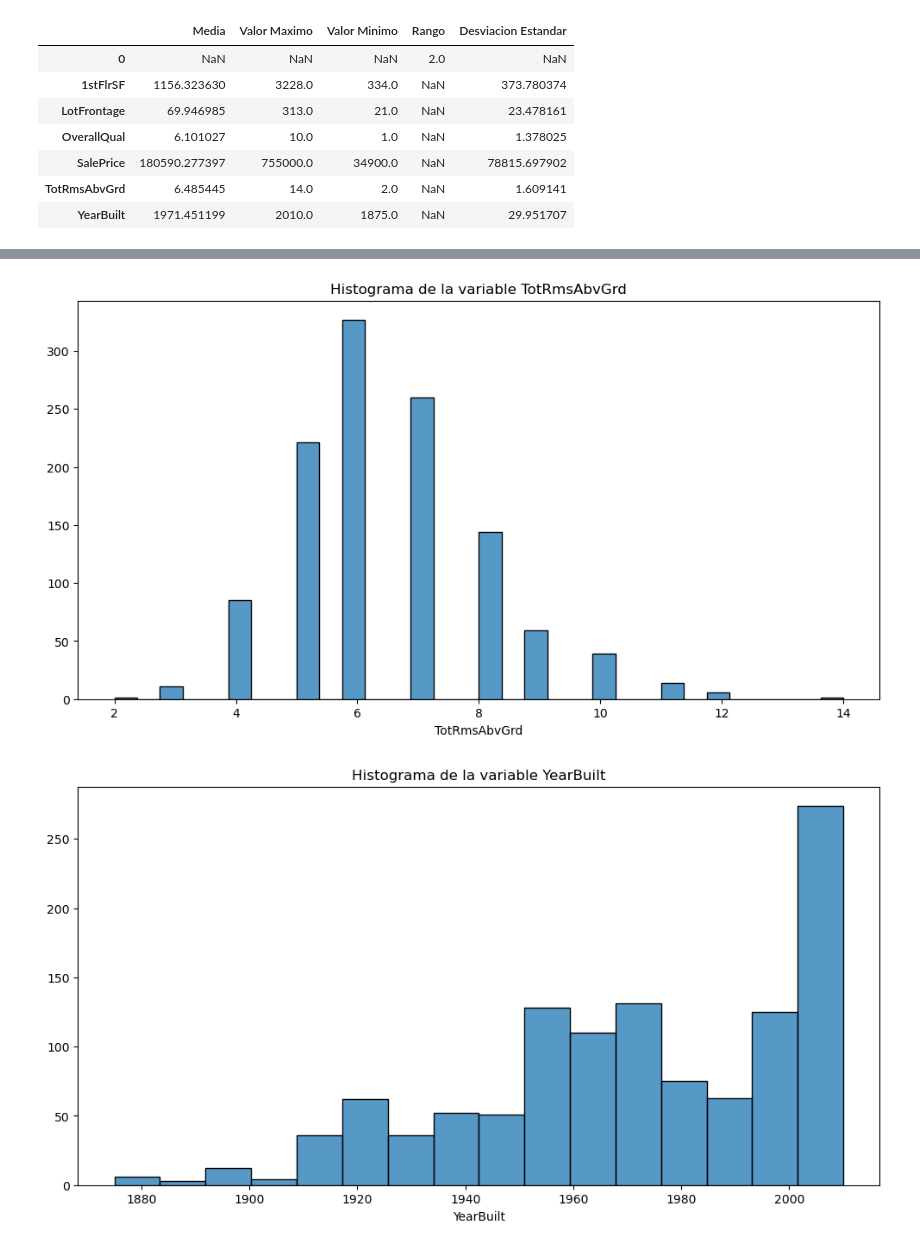
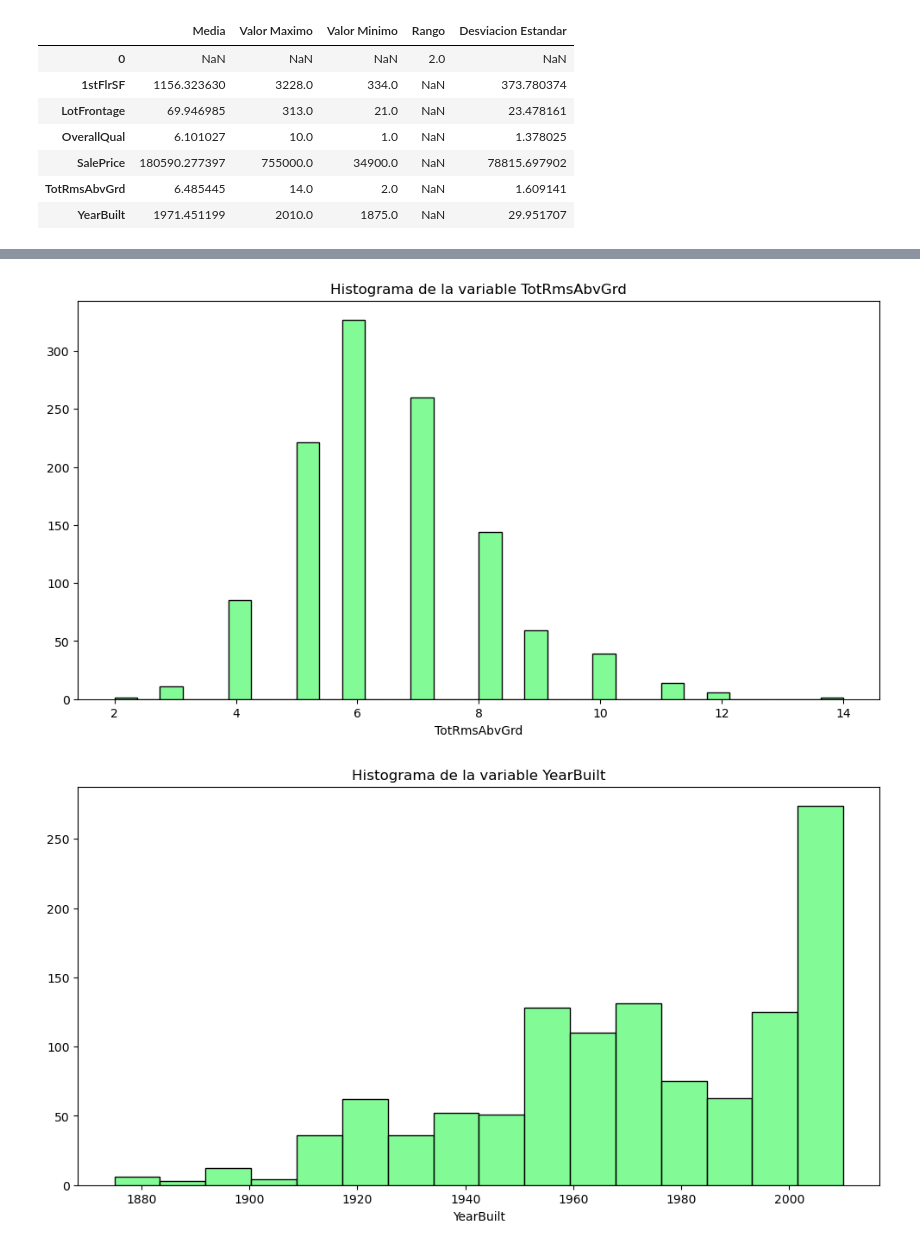
Before and after one commit to IrvinTum/Proyecto1_24008922, a Jupyter notebook: ProyectoFinalV1.ipynb, the cells around one changed output, grey strips where cells are left out. Drawn from its saved outputs; the diff is of its cells as text; code cells hidden in the pictures.

```diff
--- a/ProyectoFinalV1.ipynb
+++ b/ProyectoFinalV1.ipynb
@@ -107,7 +107,7 @@ import matplotlib.pyplot as plt
 for col in DFEntrenamiento.columns.values:
 
     plt.figure(figsize=(12, 6))
-    sns.histplot(DFEntrenamiento[col])
+    sns.histplot(DFEntrenamiento[col],edgecolor='k',color="#58fa73")
 
     plt.title('Histograma de la variable ' + str(col))
     plt.xlabel(col)
@@ -121,2 +121,2 @@ for col in DFEntrenamiento.columns.values:
-[figure, old version]
+[figure, new version]
-[figure, old version]
+[figure, new version]
```
Also changed, not shown: parts of 9 cells of this notebook.
